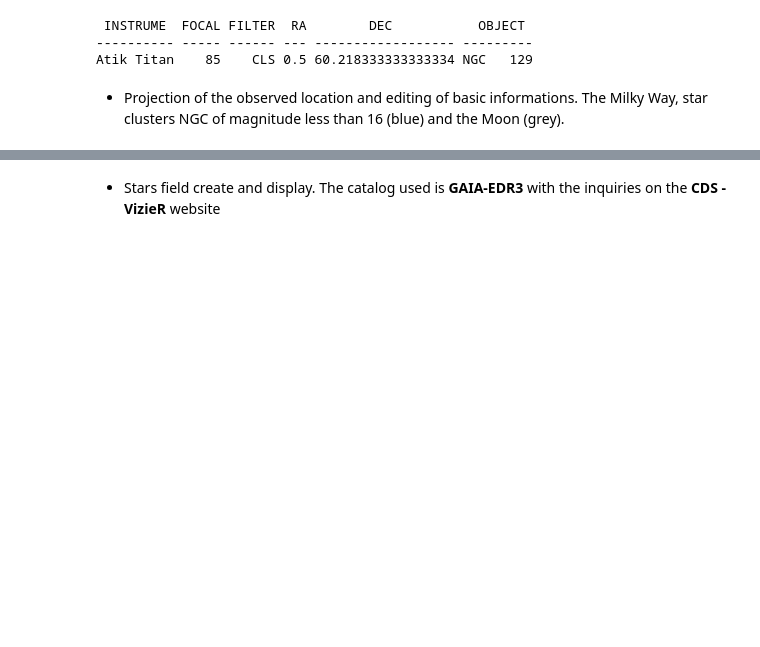
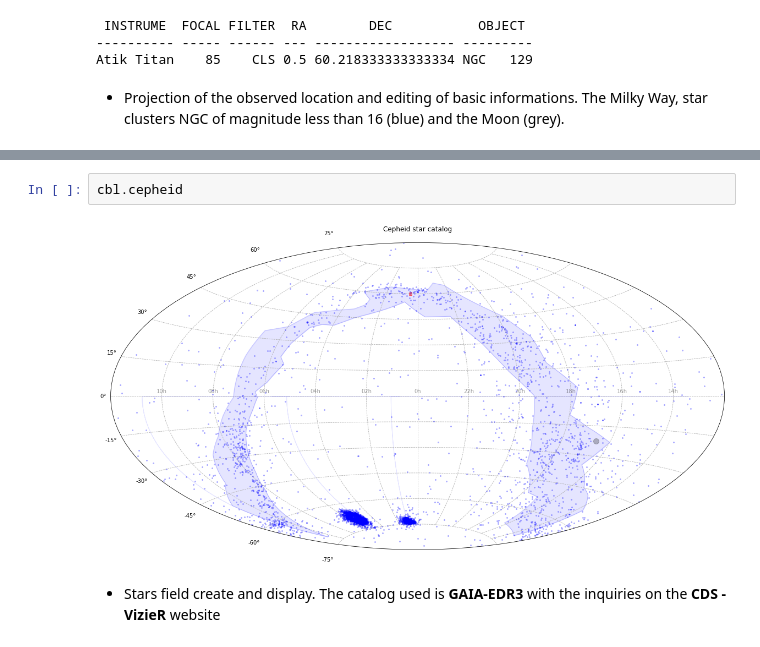
Before and after one commit to dtouzan/ciboulette, a Jupyter notebook: notebook/exemple-base.ipynb, the cells around one changed output, grey strips where cells are left out. Cells and saved outputs as stored; diff of their text form; blank space fills up the shorter version.

```diff
--- a/notebook/exemple-base.ipynb
+++ b/notebook/exemple-base.ipynb
@@ -51,3 +59,7 @@ cbl.projections
+# %%
+cbl.cepheid
+# %% [output]
+[figure, added]
 # %% [markdown]
 - Stars field create and display. The catalog used is **GAIA-EDR3** with the inquiries on the **CDS - VizieR** website
 # %%
```
Also changed, not shown: parts of 3 cells of this notebook, 3 other files.
